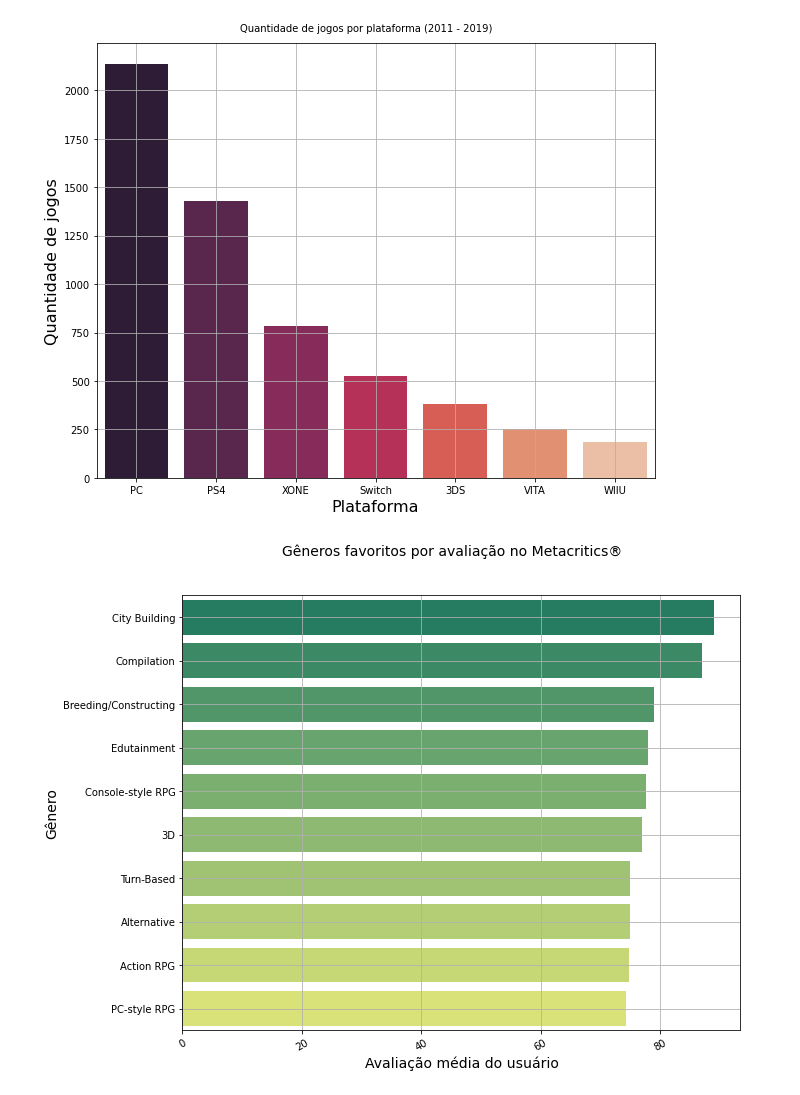
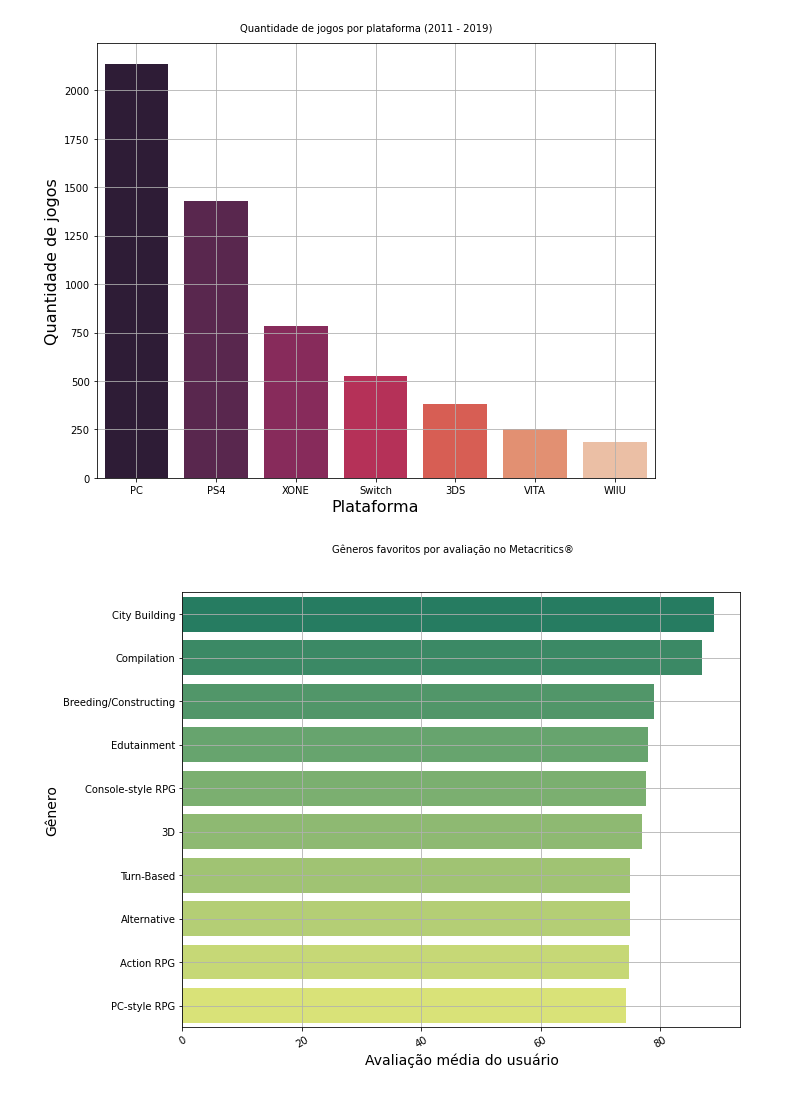
Before and after one commit to guilhermesam/data-science, a Jupyter notebook: projects/metacritic-2011_2019/data_visualization.ipynb, the cells around one changed output. Cells and saved outputs as stored; diff of their text form; code cells hidden in the pictures.

Commit message:
correção de uma imagem

```diff
--- a/projects/metacritic-2011_2019/data_visualization.ipynb
+++ b/projects/metacritic-2011_2019/data_visualization.ipynb
@@ -51,13 +46,13 @@ fig.savefig('images/games_per_platform.jpg')
 # %%
 fig, ax = plt.subplots(figsize=(10,8))
 plot = sns.barplot(y=favorite_genres['Genre'], x=favorite_genres['User Score'], ax=ax, palette='summer')
-title = plt.figtext(.5,.9,'Gêneros favoritos por avaliação no Metacritics®', fontsize=14, ha='center')
+title = plt.figtext(.5,.9,'Gêneros favoritos por avaliação no Metacritics®', ha='center')
 title.set_position([.5, 0.95])
 plt.xlabel('Avaliação média do usuário', fontsize=14)
 plt.ylabel('Gênero', fontsize=14)
 plt.grid(True)
 plt.xticks(rotation=30)
 fig.savefig('images/favorite_genres.jpg')
 plt.show()
 # %% [output]
-[figure, old version]
+[figure, new version]
```
Also changed, not shown: parts of 1 cell of this notebook, 1 other file.
